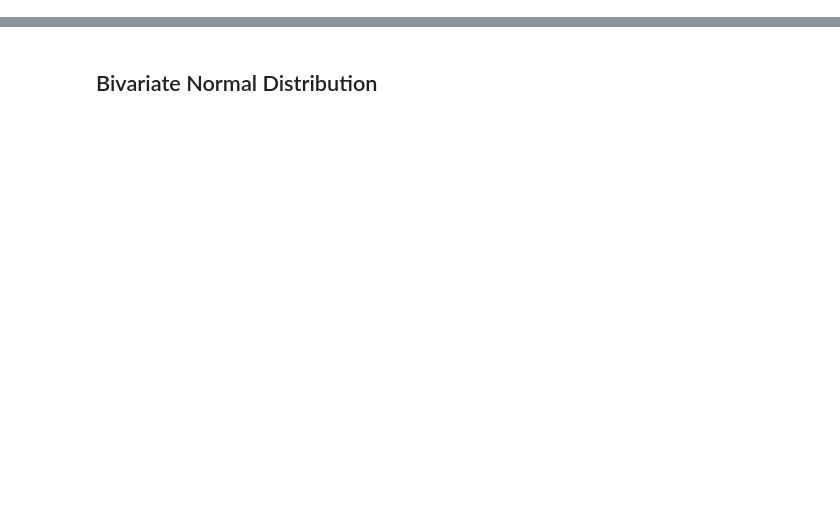
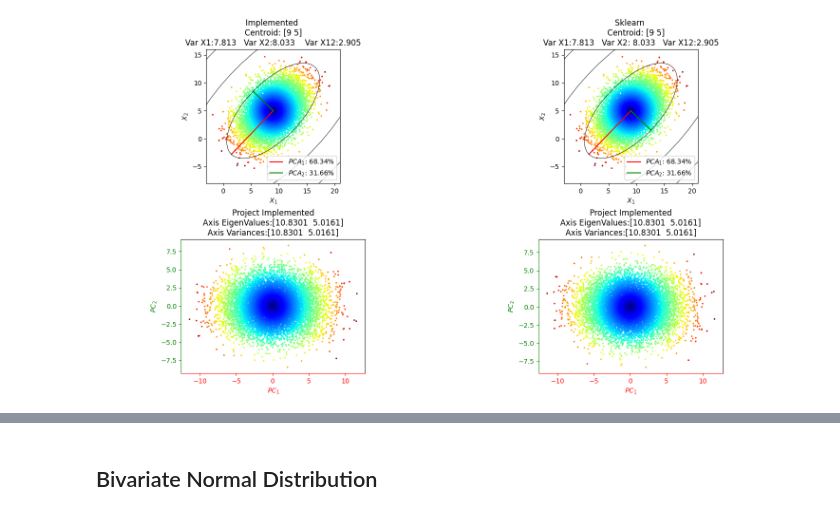
Before and after one commit to GenioSainz/Colab-Demos, a Jupyter notebook: scripts/PCA.ipynb, the cells around one changed output, grey strips where cells are left out. Cells and saved outputs as stored; diff of their text form; code cells hidden in the pictures; blank space fills up the shorter version.

```diff
--- a/scripts/PCA.ipynb
+++ b/scripts/PCA.ipynb
@@ -137,0 +164,84 @@ ThetaXº:-133.40  EigenVal%: 81.16   EigenVal:      3.962  EigenVec: [-0.6870494
+# %%
+# Data  X(N,2)
+N   = 10000
+rng = np.random.RandomState(int(np.random.rand()*1e6))
+mean,cov = get_rand_cov_mean()
+X = rng.multivariate_normal(mean=mean, cov=cov, size=N)
+
+
+# Implementation eigVec == COLUMNS
+eigVec, eigVal, eigValPer, Cov = PCA_fun(X,scaled=False)
+
+# While traditionally eigenvectors are stored as columns in the loadings matrix
+# sklearn.PCA stores them as rows in components_
+# Sklearn eigVec == ROWS
+pca               = PCA().fit(X)
+eigVec_sklearn    = pca.components_.T # Transpose
+eigVal_sklearn    = pca.explained_variance_
+eigValPer_sklearn = pca.explained_variance_ratio_
+Cov_sklearn       = pca.get_covariance()
+
+fig, ax = plt.subplots(2,2,figsize=(1500*px2inch,800*px2inch),constrained_layout=True)
+cmap    = 'jet'
+ax      = ax.flatten()
+color   =  distance_to_mean(X)
+
+ax[0].scatter(X[:,0], X[:,1], c=color ,s=2, cmap=cmap)
+ax[1].scatter(X[:,0], X[:,1], c=color ,s=2, cmap=cmap)
+
+plot_eigen_ellipsoid(ax[0],eigVal        , eigVec,         eigValPer,         center_xy=mean)
+plot_eigen_ellipsoid(ax[1],eigVal_sklearn, eigVec_sklearn, eigValPer_sklearn, center_xy=mean)
+
+k    = 1
+xlim = [np.floor(np.min(X[:,0]))-k, np.ceil(np.max(X[:,0]))+k]
+ylim = [np.floor(np.min(X[:,1]))-k, np.ceil(np.max(X[:,1]))+k]
+plot_sets(ax[0], gr=False, ar=1, xli=xlim, yli=ylim, xla='$X_1$', yla='$X_2$',ti=f'Implemented \n Centroid: {mean} \nVar X1:{Cov_sklearn[0,0]:0.3f}   Var X2:{Cov_sklearn[1,1]:0.3f}    Var X12:{Cov_sklearn[0,1]:0.3f}')
+plot_sets(ax[1], gr=False, ar=1, xli=xlim, yli=ylim, xla='$X_1$', yla='$X_2$',ti=f'Sklearn \n     Centroid: {mean} \nVar X1:{Cov[0,0]:0.3f}   Var X2: {Cov[1,1]:0.3f}   Var X12:{Cov[0,1]:0.3f}')
+
+# Project data into the new PCAs
+X     = X - np.mean(X,axis=0)
+Xp    = X @ eigVec
+uXp   = np.mean(Xp,axis=0)
+VarXp = np.sum( (Xp-uXp)**2, axis=0)/(N-1)
+
+ax[2].scatter(Xp[:,0] ,Xp[:,1], c=color ,s=2, cmap=cmap)
+plot_sets(ax[2], gr=False, ar=1, xla='$PC_1$', yla='$PC_2$',ti=f'Project Implemented\nAxis EigenValues:{np.round(eigVal,4)}\nAxis Variances:{np.round(VarXp,4)}')
+
+Xp    = X @ eigVec_sklearn
+uXp   = np.mean(Xp,axis=0)
+VarXp = np.sum( (Xp-uXp)**2, axis=0)/(N-1)
+ax[3].scatter(Xp[:,0] ,Xp[:,1], c=color ,s=2, cmap=cmap)
+plot_sets(ax[3], gr=False, ar=1, xla='$PC_1$', yla='$PC_2$',ti=f'Project Implemented\nAxis EigenValues:{np.round(eigVal,4)}\nAxis Variances:{np.round(VarXp,4)}')
+
+# axis colors
+ax[2].tick_params(axis='x', colors='r');ax[2].tick_params(axis='y', colors='g')
+ax[2].spines['bottom'].set_color('r');  ax[2].spines['left'].set_color('g')
+ax[2].xaxis.label.set_color('r');       ax[2].yaxis.label.set_color('g')
+ax[3].tick_params(axis='x', colors='r');ax[3].tick_params(axis='y', colors='g')
+ax[3].spines['bottom'].set_color('r');  ax[3].spines['left'].set_color('g')
+ax[3].xaxis.label.set_color('r');       ax[3].yaxis.label.set_color('g')
+
+plt.show()
+
+print_data = True
+
+if print_data:
+
+    print('Data:')
+    print('Covariance\n',cov)
+    print('Mean\n',mean)
+
+    print('--'*10);print('Sklearn: ')
+    print('Covariance\n'                        ,Cov_sklearn)
+    print('Eigen Vectors: PCA components\n'     ,eigVec_sklearn)
+    print('Eigen Values: PCA axis variances\n'  ,eigVal_sklearn)
+    print('PCA values % \n'                     ,pca.explained_variance_ratio_)
+
+    print('--'*10);print('Implementation: ')
+    print('Covariance\n'                        ,Cov )
+    print('Eigen Vectors: PCA components\n'     ,eigVec)
+    print('Eigen Values: PCA axis variances\n'  ,eigVal)
+    print('PCA values % \n'                     ,eigValPer)
+    print('\n')
+# %% [output]
+[figure, added]
```
Also changed, not shown: parts of 6 cells of this notebook, 2 other files.
